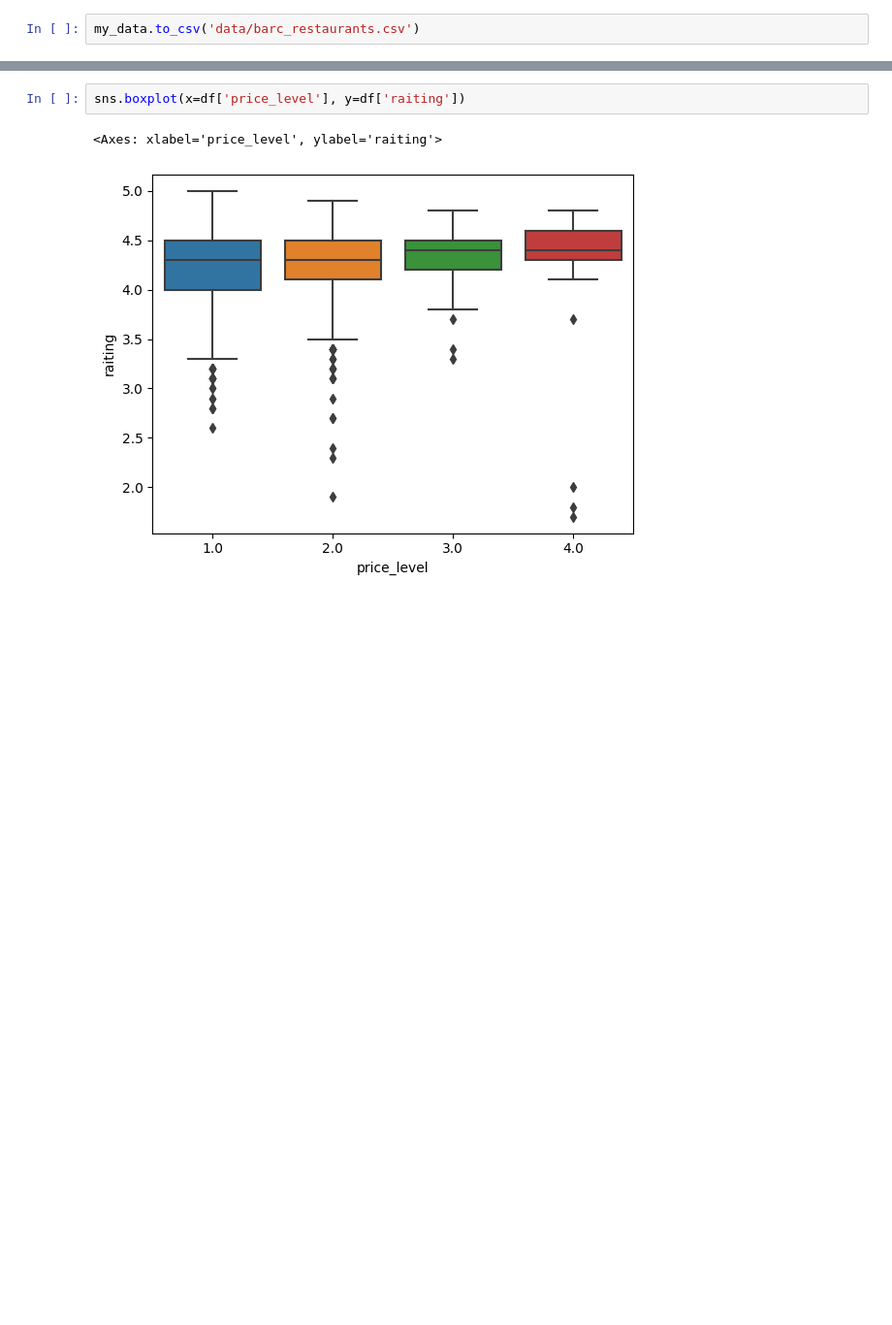
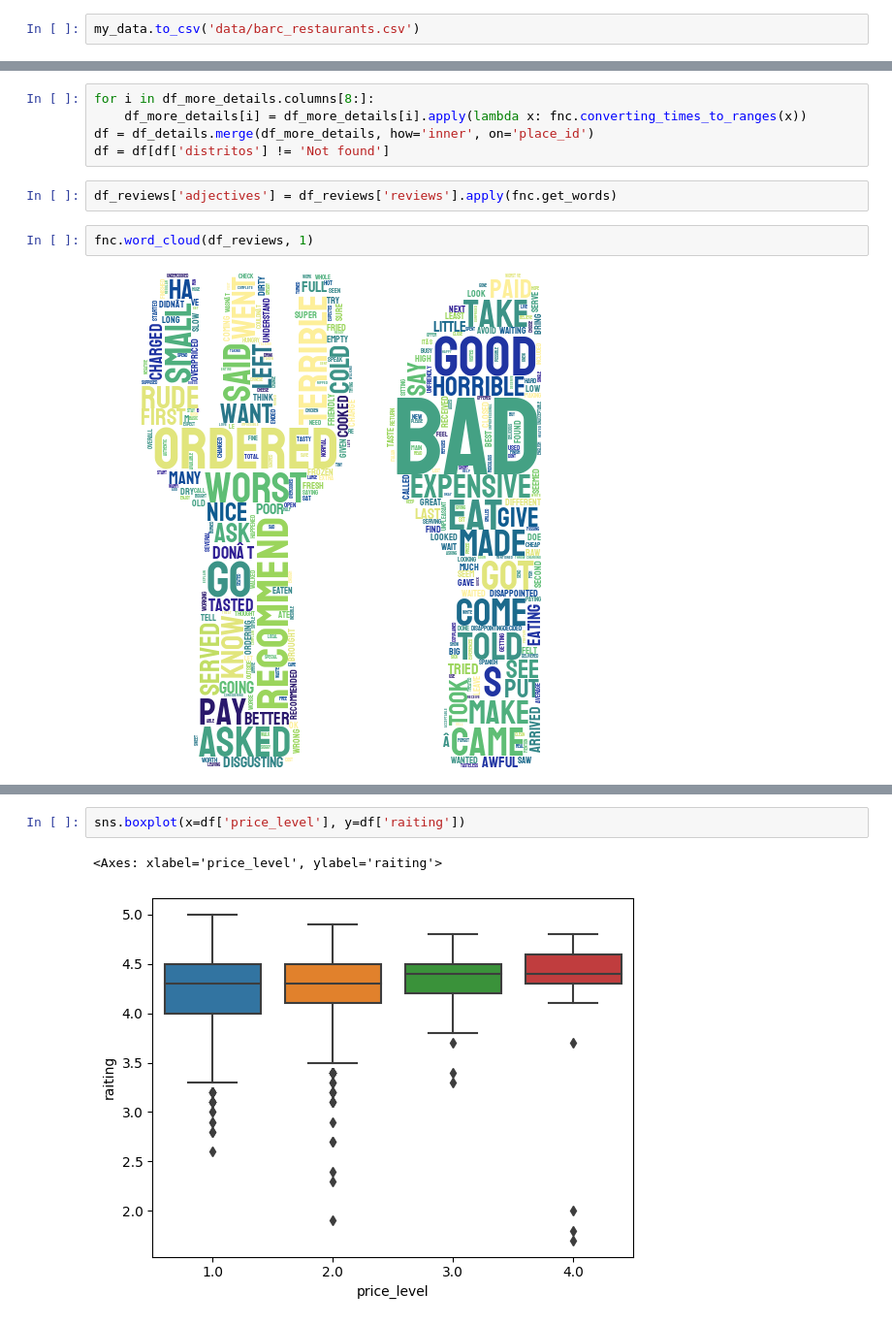
Before and after one commit to augustomues/Search-Restaurants, a Jupyter notebook: main.ipynb, the cells around one changed output, grey strips where cells are left out. Shown: that part at 97% size. Saved outputs shown, nothing was run; the diff lists cells and outputs as text; blank space fills up the shorter version.

```diff
--- a/main.ipynb
+++ b/main.ipynb
@@ -496,0 +233,11 @@ Image(filename='words_1_stars.png')
+# %%
+for i in df_more_details.columns[8:]:
+    df_more_details[i] = df_more_details[i].apply(lambda x: fnc.converting_times_to_ranges(x))
+df = df_details.merge(df_more_details, how='inner', on='place_id')
+df = df[df['distritos'] != 'Not found']
+# %%
+df_reviews['adjectives'] = df_reviews['reviews'].apply(fnc.get_words)
+# %%
+fnc.word_cloud(df_reviews, 1)
+# %% [output]
+[figure, added]
```
Also changed, not shown: parts of 78 cells of this notebook, 19 other files.
